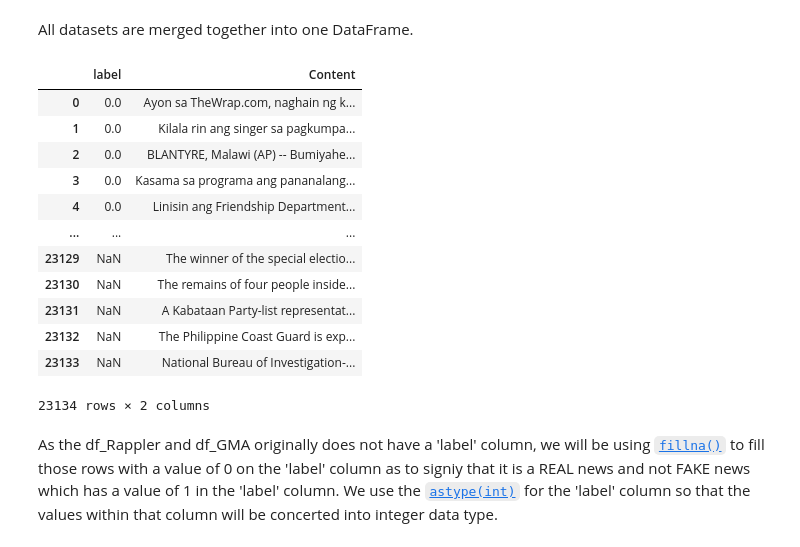
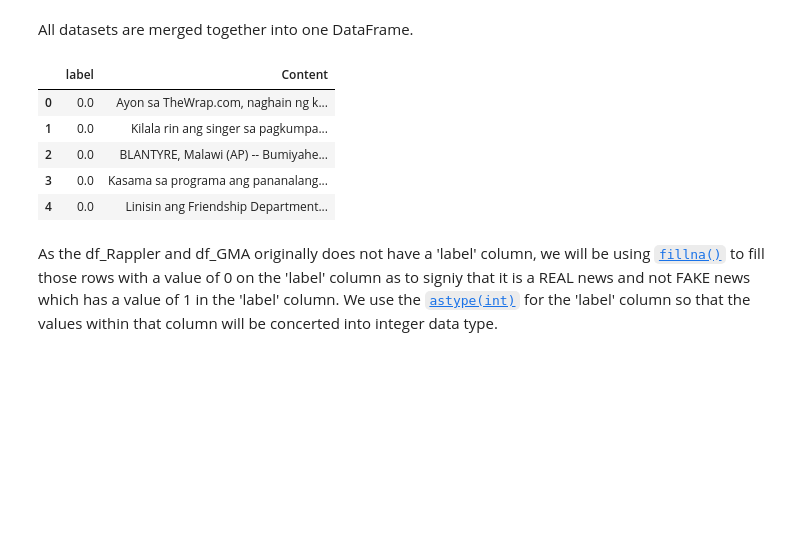
Before and after one commit to francheska-vicente/data102-fake-news, a Jupyter notebook: main.ipynb, the cells around one changed output. Drawn from its saved outputs; the diff is of its cells as text; code cells hidden in the pictures; blank space fills up the shorter version.

```diff
--- a/main.ipynb
+++ b/main.ipynb
@@ -114,7 +114,7 @@ df_Rappler.head()
 # %% [markdown]
 For our GMA Data, we scraped two data. These two data will also be loaded using the [`read_csv`](https://pandas.pydata.org/docs/reference/api/pandas.read_csv.html), and stored into DataFrames separately that we will be naming df_gma1 and df_gma2.
 # %%
-df_gma1 = pd.read_csv('/Users/admin/Downloads/gma-10000.csv')
+df_gma1 = pd.read_csv('data/gma-10000.csv')
 df_gma1.head()
 # %% [output]
 |  | Unnamed: 0 | Link | Author | Content |
@@ -124,7 +124,7 @@ df_gma1.head()
 | 3 | 3 | https://www.gmanetwork.com/news/t... | ['By GMA Integrated News'] | The National Privacy Commission (... |
 | 4 | 4 | https://www.gmanetwork.com/news/t... | [] | STOCKHOLM, Sweden - More than 600... |
 # %%
-df_gma2 = pd.read_csv('/Users/admin/Downloads/gma_dataframe.csv')
+df_gma2 = pd.read_csv('data/gma_dataframe.csv')
 df_gma2.head()
 # %% [output]
 |  | Link | Author | Content |
@@ -159,7 +152,7 @@ Just like what we did in our first two data, we will also load the two Fake News
 
 The 'article' column in df_fakenews1 will be renamed as 'Content' using the [`rename()`](https://pandas.pydata.org/docs/reference/api/pandas.DataFrame.rename.html?highlight=rename#pandas.DataFrame.rename), so that it would match the column name of the News Sites Data which contains the article news.
 # %%
-df_fakenews1 = pd.read_csv('/Users/admin/Desktop/FakeNews/fake news dataset.csv')
+df_fakenews1 = pd.read_csv('data/fake news dataset.csv')
 df_fakenews1.rename(columns={'article': 'Content'}, inplace=True) #renamed column
 df_fakenews1.head()
 # %% [output]
@@ -172,7 +165,7 @@ df_fakenews1.head()
 # %% [markdown]
 Similarly, in df_fakenews2, the 'text' column is renamed to 'Content'.
 # %%
-df_fakenews2 = pd.read_csv('/Users/admin/Desktop/FakeNews/fake_or_real_news.csv')
+df_fakenews2 = pd.read_csv('data/fake_or_real_news.csv')
 df_fakenews2 = df_fakenews2.rename(columns={'text': 'Content'}) #renamed column
 df_fakenews2.head()
 # %% [output]
@@ -338,21 +324,14 @@ df_GMA.shape
 All datasets are merged together into one DataFrame.
 # %%
 df_News = pd.concat([df_FakeNews,df_Rappler, df_GMA], ignore_index=True)
-df_News
+df_News.head()
 # %% [output]
 |  | label | Content |
 | 0 | 0.0 | Ayon sa TheWrap.com, naghain ng k... |
 | 1 | 0.0 | Kilala rin ang singer sa pagkumpa... |
 | 2 | 0.0 | BLANTYRE, Malawi (AP) -- Bumiyahe... |
 | 3 | 0.0 | Kasama sa programa ang pananalang... |
 | 4 | 0.0 | Linisin ang Friendship Department... |
-| ... | ... | ... |
-| 23129 | NaN | The winner of the special electio... |
-| 23130 | NaN | The remains of four people inside... |
-| 23131 | NaN | A Kabataan Party-list representat... |
-| 23132 | NaN | The Philippine Coast Guard is exp... |
-| 23133 | NaN | National Bureau of Investigation-... |
-23134 rows × 2 columns
 # %% [markdown]
 As the df_Rappler and df_GMA originally does not have a 'label' column, we will be using [`fillna()`](https://pandas.pydata.org/docs/reference/api/pandas.DataFrame.fillna.html?highlight=fillna#pandas.DataFrame.fillna) to fill those rows with a value of 0 on the 'label' column as to signiy that it is a REAL news and not FAKE news which has a value of 1 in the 'label' column. We use the [`astype(int)`](https://pandas.pydata.org/docs/reference/api/pandas.DataFrame.astype.html?highlight=astype#pandas.DataFrame.astype) for the 'label' column so that the values within that column will be concerted into integer data type.
 # %%
```
Also changed, not shown: parts of 21 cells of this notebook.
